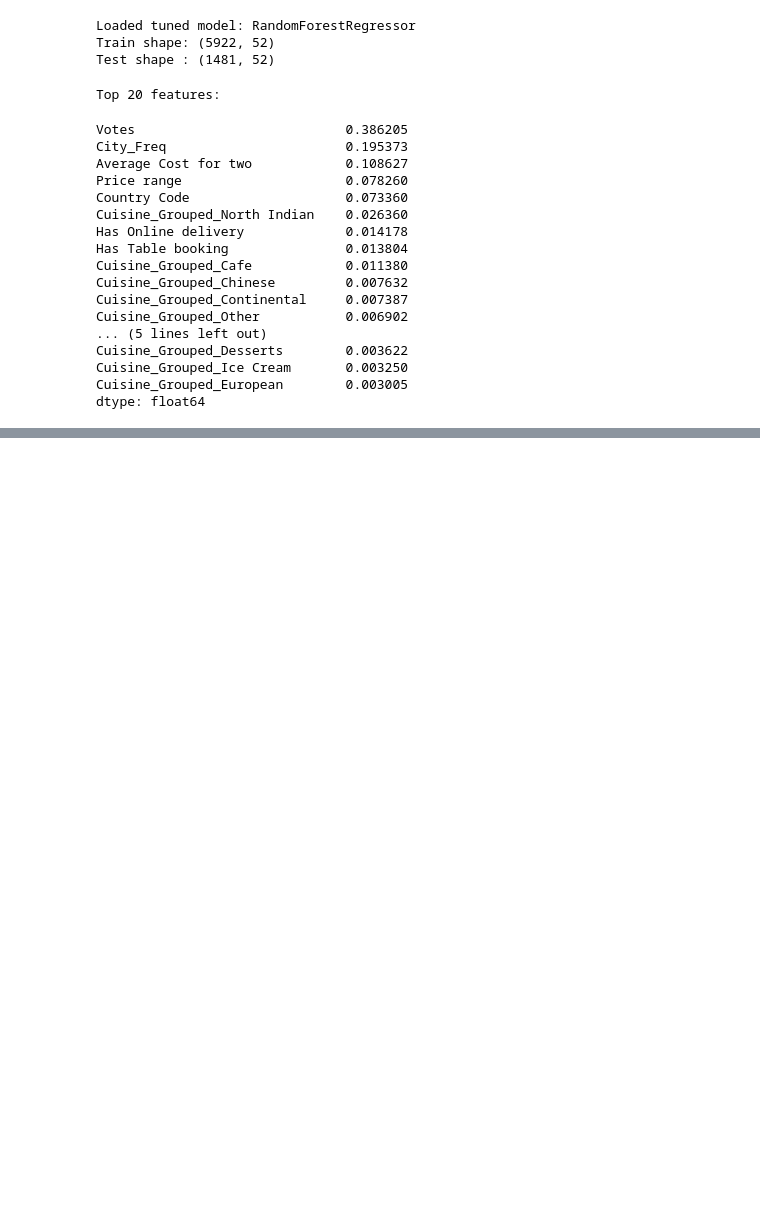
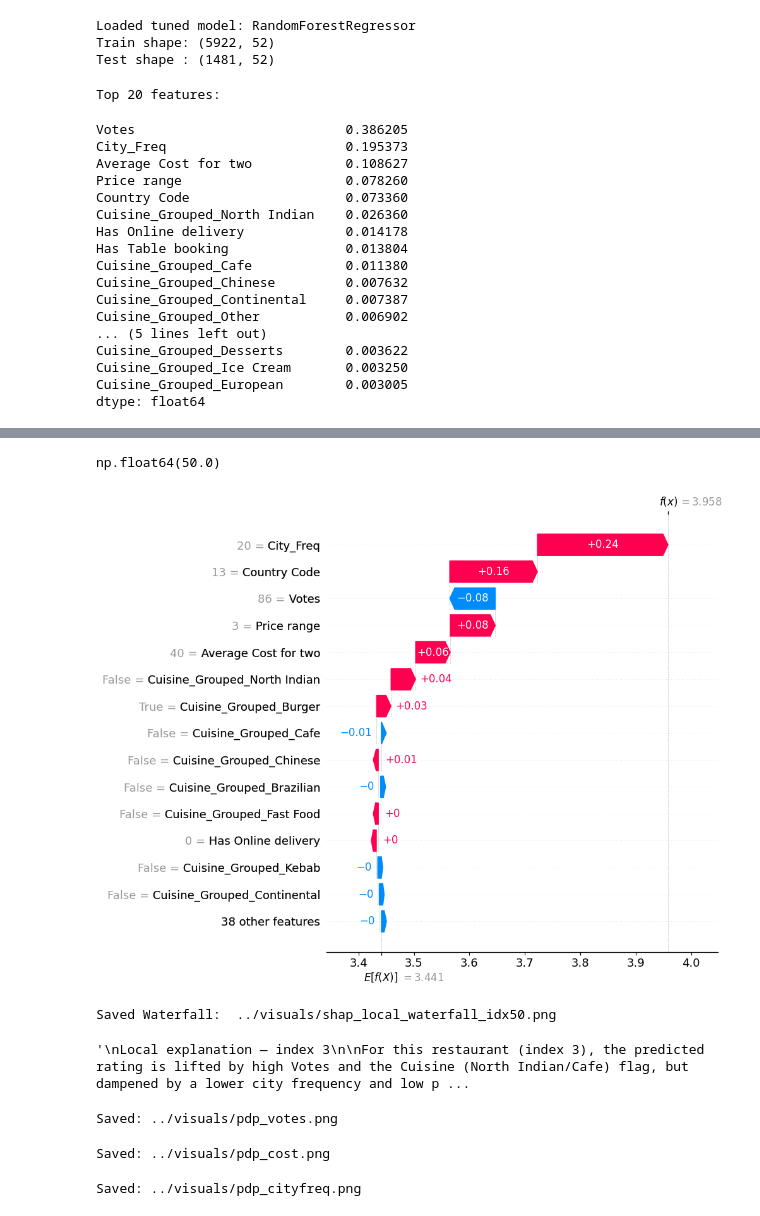
Before and after one commit to adarsh-v-h/Restaurant-Data-Analysis, a Jupyter notebook: notebooks/06_model_interpretation.ipynb, the cells around one changed output, grey strips where cells are left out. Cells and saved outputs as stored; diff of their text form; code cells hidden in the pictures; blank space fills up the shorter version.

```diff
--- a/notebooks/06_model_interpretation.ipynb
+++ b/notebooks/06_model_interpretation.ipynb
@@ -47,0 +124,11 @@ dtype: float64
+# %%
+explainer = shap.TreeExplainer(model)
+shap_values_full = explainer.shap_values(X_test)
+row_imp = np.abs(shap_values_full).sum(axis=1)
+
+impact_df = pd.DataFrame({
+    "index":X_test.index,
+    "impact": row_imp
+}).sort_values(by="impact", ascending=False)
+
+impact_df.head(10)
@@ -47,0 +147,67 @@ dtype: float64
+# %%
+best_idx = impact_df.iloc[0]["index"]
+best_idx
+# %% [output]
+np.float64(50.0)
+# %%
+idx = int(best_idx)
+# %%
+sample = X_test.iloc[[idx]]
+shap_values_single = explainer.shap_values(sample)
+
+exp = shap.Explanation(
+    values = shap_values_single[0],
+    base_values = explainer.expected_value,
+    data = sample.values[0],
+    feature_names = sample.columns
+)
+
+plt.figure(figsize=(10,6))
+shap.plots.waterfall(exp, max_display=15)
+out = "../visuals/shap_local_waterfall_idx50.png"
+plt.tight_layout()
+plt.savefig(out, dpi=200, bbox_inches='tight')
+plt.close()
+print("Saved Waterfall: ", out)
+# %% [output]
+[figure, added]
+Saved Waterfall:  ../visuals/shap_local_waterfall_idx50.png
+# %%
+"""
+Local explanation — index 23
+
+For this restaurant (index 23), the model’s prediction is primarily driven up by Votes and City_Freq — many reviewers in a major food hub pushed the score higher.
+Secondary positive contributors are Price range and Average Cost for two, indicating a mid-to-upmarket positioning; small negative contributions from missing convenience features slightly pulled the final rating down.
+"""
+
+"""
+Local explanation — index 3
+
+For this restaurant (index 3), the predicted rating is lifted by high Votes and the Cuisine (North Indian/Cafe) flag, but dampened by a lower city frequency and low price positioning.
+Overall the prediction reflects a popular spot with strong social proof but less premium positioning than top-tier listings.
+"""
+# %% [output]
+'\nLocal explanation — index 3\n\nFor this restaurant (index 3), the predicted rating is lifted by high Votes and the Cuisine (North Indian/Cafe) flag, but dampened by a lower city frequency and low p ...
+# %%
+# Partial Dependence plot
+Path("../visuals").mkdir(parents=True, exist_ok=True)
+pdp_features = ["Votes", "Average Cost for two", "City_Freq"]
+save_names = ["pdp_votes.png", "pdp_cost.png", "pdp_cityfreq.png"]
+
+Xp = X_train.copy()
+for feat, fname in zip(pdp_features, save_names):
+    fig, ax = plt.subplots(figsize=(8, 5))
+    display = PartialDependenceDisplay.from_estimator(
+        model, Xp, [feat], kind="average", grid_resolution=50, ax=ax)
+    ax.set_title(f"Partial Dependence — {feat}")
+    ax.set_xlabel(feat)
+    ax.set_ylabel("Predicted rating (partial)")
+    out = f"../visuals/{fname}"
+    plt.tight_layout()
+    fig.savefig(out, dpi=200, bbox_inches="tight")
+    plt.close(fig)
+    print("Saved:", out)
+# %% [output]
+Saved: ../visuals/pdp_votes.png
+Saved: ../visuals/pdp_cost.png
+Saved: ../visuals/pdp_cityfreq.png
```
Also changed, not shown: parts of 9 cells of this notebook, 13 other files.
